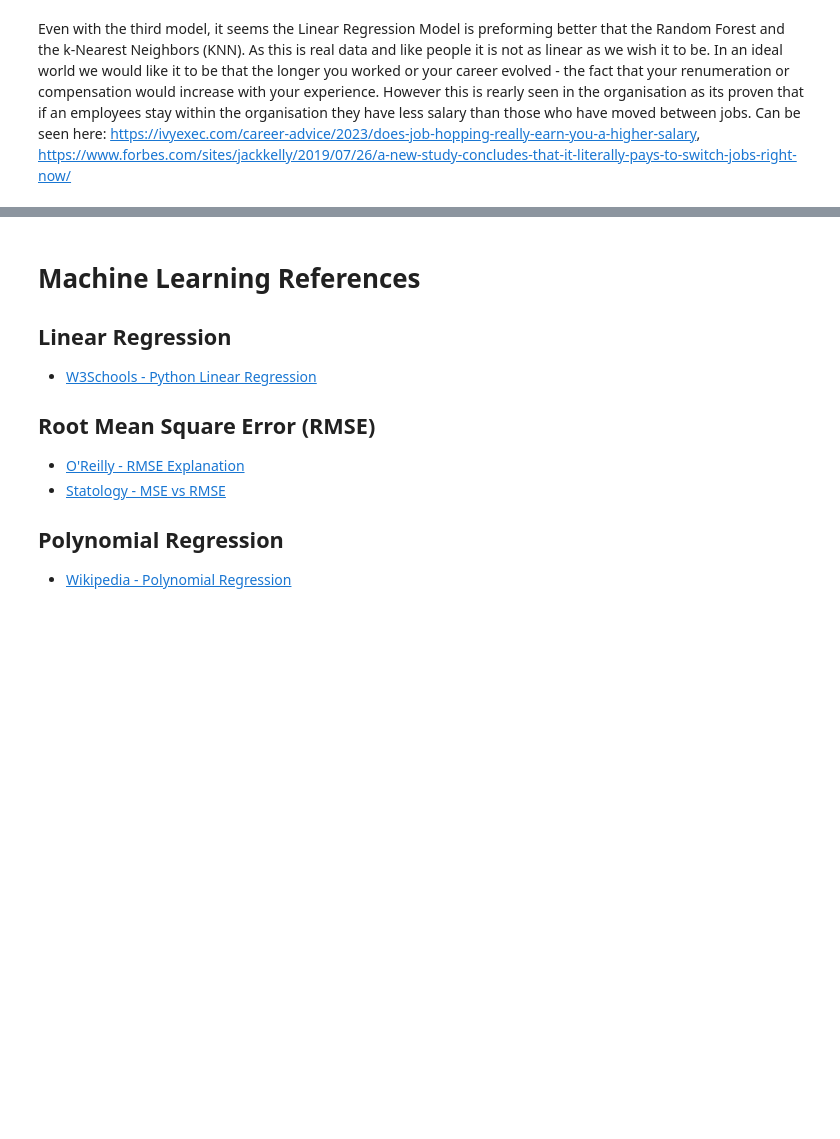
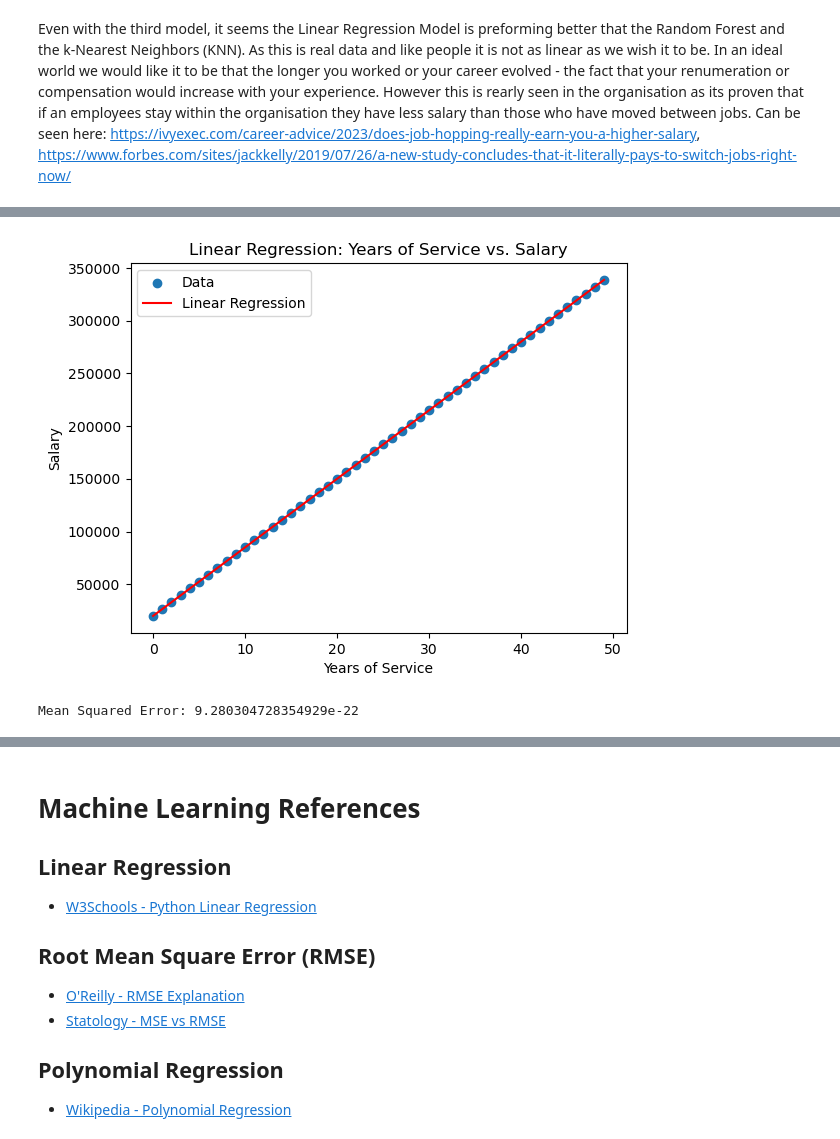
Before and after one commit to Cossie01/Machine-Learning-Stats-Assessment, a Jupyter notebook: Regression.ipynb, the cells around one changed output, grey strips where cells are left out. Cells and saved outputs as stored; diff of their text form; code cells hidden in the pictures; blank space fills up the shorter version.

```diff
--- a/Regression.ipynb
+++ b/Regression.ipynb
@@ -598,0 +663,29 @@ Even with the third model, it seems the Linear Regression Model is preforming be
+# %%
+#Define the linear regression function
+def linear_func(x, a, b):
+    return a * x + b
+
+#Fitting the model to the data
+params, covariance = curve_fit(linear_func, years_Of_Service, salary)
+
+#Extracting the coefficients
+a, b = params
+
+#Making the important predictions
+salary_Pred = linear_func(years_Of_Service, a, b)
+
+#Plotting the data and the linear Regression Line
+plt.scatter(years_Of_Service, salary, label='Data')
+plt.plot(years_Of_Service, salary_Pred, color='red', label='Linear Regression')
+plt.xlabel('Years of Service')
+plt.ylabel('Salary')
+plt.title('Linear Regression: Years of Service vs. Salary')
+plt.legend()
+plt.show()
+
+#Calculating Mean Squared Error
+mse = np.mean((salary_Pred - salary) ** 2)
+print("Mean Squared Error:", mse)
+# %% [output]
+[figure, added]
+Mean Squared Error: 9.280304728354929e-22
```
Also changed, not shown: parts of 9 cells of this notebook, 1 other file.
